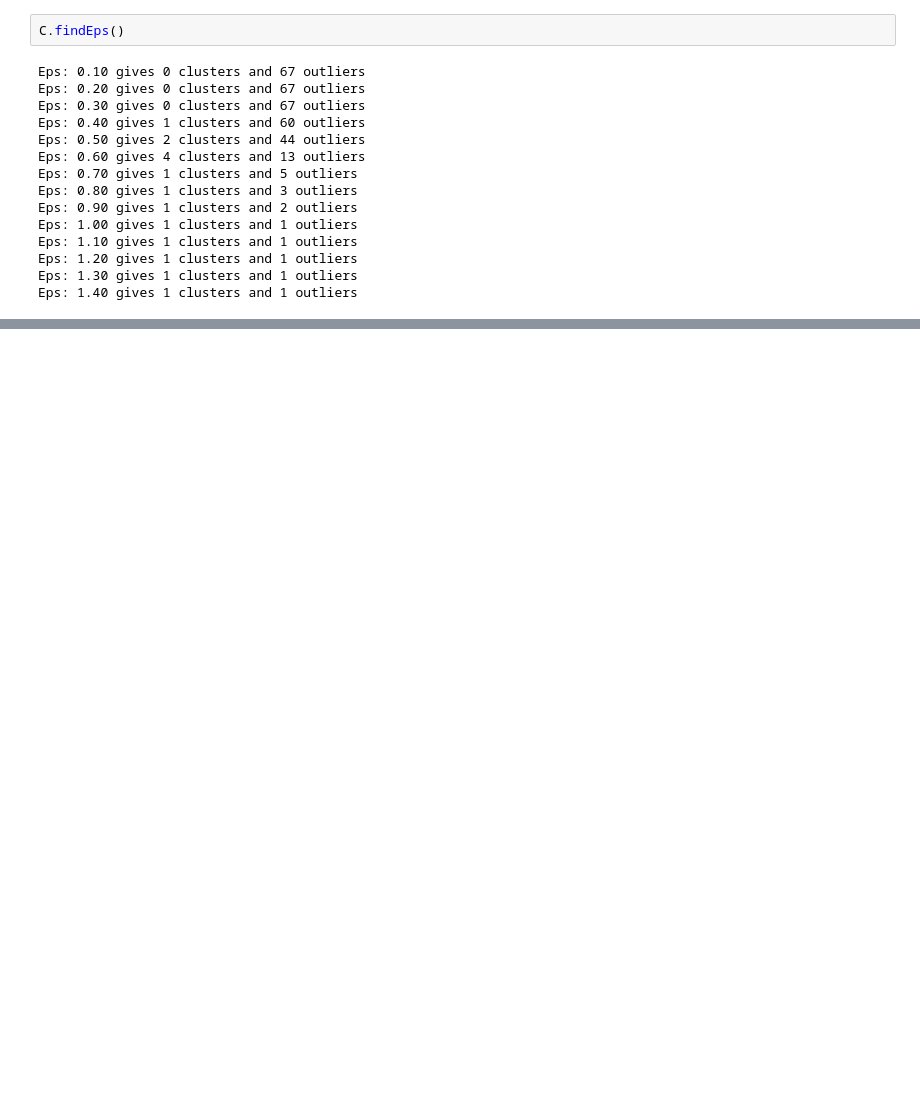
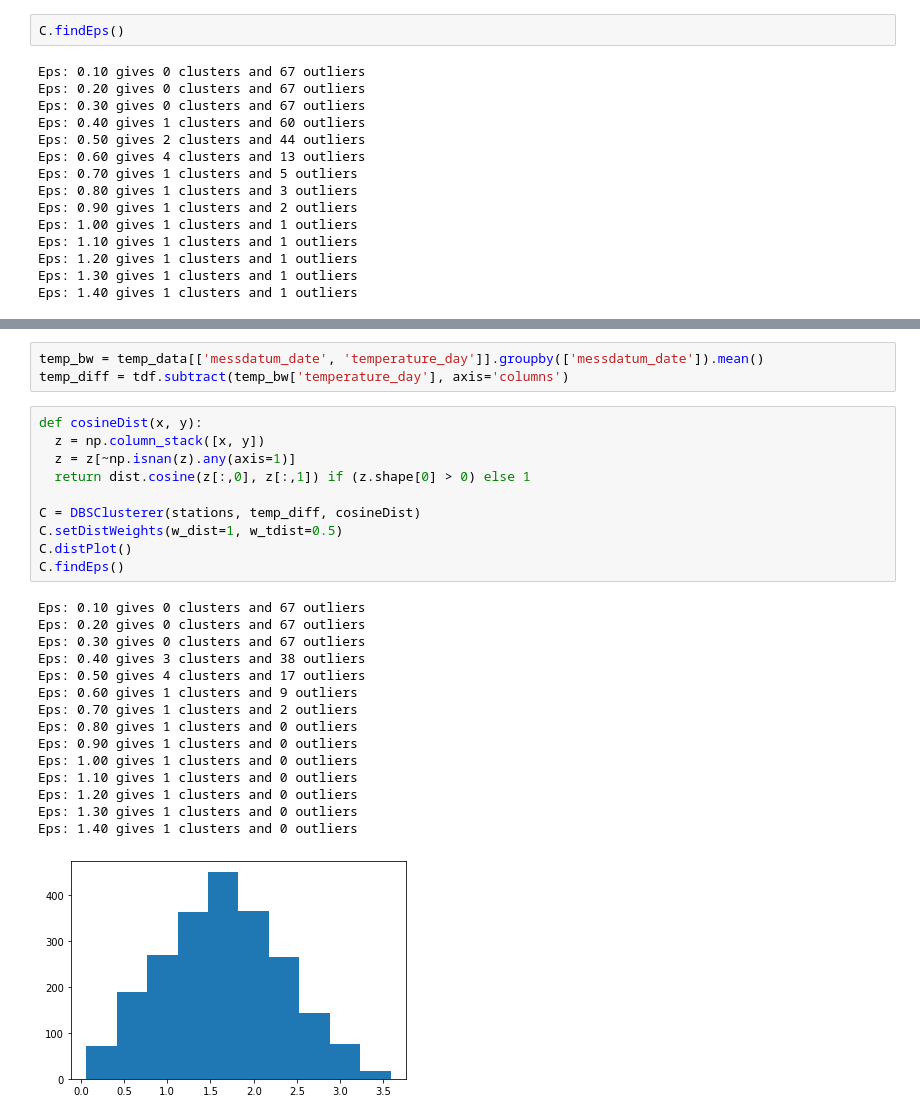
Before and after one commit to Gerdome/psda-group4-assignment-2, a Jupyter notebook: Clustering_Correlation.ipynb, the cells around one changed output, grey strips where cells are left out. Cells and saved outputs as stored; diff of their text form; blank space fills up the shorter version.

Commit message:
Add Clustering with cosine distance.

```diff
--- a/Clustering_Correlation.ipynb
+++ b/Clustering_Correlation.ipynb
@@ -160,0 +165,29 @@ C.mapClusters(C.getClusters(0.6))
+# %%
+temp_bw = temp_data[['messdatum_date', 'temperature_day']].groupby(['messdatum_date']).mean()
+temp_diff = tdf.subtract(temp_bw['temperature_day'], axis='columns')
+# %%
+def cosineDist(x, y):
+  z = np.column_stack([x, y])
+  z = z[~np.isnan(z).any(axis=1)]
+  return dist.cosine(z[:,0], z[:,1]) if (z.shape[0] > 0) else 1
+
+C = DBSClusterer(stations, temp_diff, cosineDist)
+C.setDistWeights(w_dist=1, w_tdist=0.5)
+C.distPlot()
+C.findEps()
+# %% [output]
+Eps: 0.10 gives 0 clusters and 67 outliers
+Eps: 0.20 gives 0 clusters and 67 outliers
+Eps: 0.30 gives 0 clusters and 67 outliers
+Eps: 0.40 gives 3 clusters and 38 outliers
+Eps: 0.50 gives 4 clusters and 17 outliers
+Eps: 0.60 gives 1 clusters and 9 outliers
+Eps: 0.70 gives 1 clusters and 2 outliers
+Eps: 0.80 gives 1 clusters and 0 outliers
+Eps: 0.90 gives 1 clusters and 0 outliers
+Eps: 1.00 gives 1 clusters and 0 outliers
+Eps: 1.10 gives 1 clusters and 0 outliers
+Eps: 1.20 gives 1 clusters and 0 outliers
+Eps: 1.30 gives 1 clusters and 0 outliers
+Eps: 1.40 gives 1 clusters and 0 outliers
+[figure, added]
```
Also changed, not shown: parts of 5 cells of this notebook.
